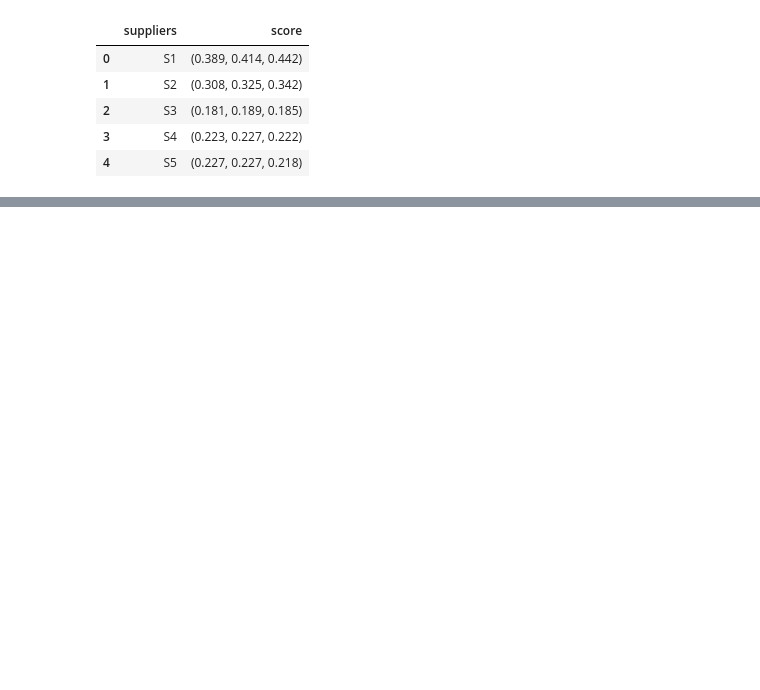
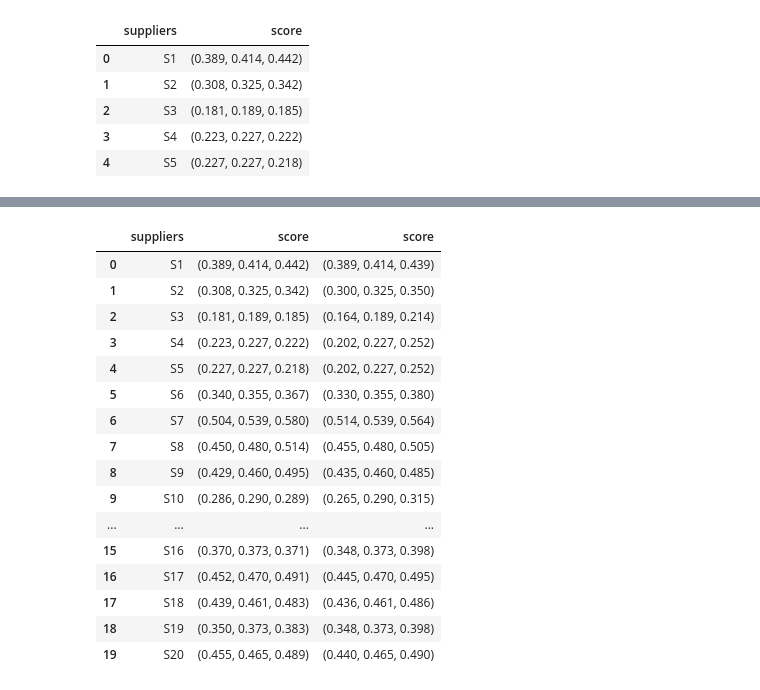
Before and after one commit to 98jaemin/post-evaluation, a Jupyter notebook: post_evaluation.ipynb, the cells around one changed output, grey strips where cells are left out. Saved outputs shown, nothing was run; the diff lists cells and outputs as text; code cells hidden in the pictures; blank space fills up the shorter version.

```diff
--- a/post_evaluation.ipynb
+++ b/post_evaluation.ipynb
@@ -124,0 +229,20 @@ df_result.head()
+# %%
+pd.concat([df_result, df_result3['score']], axis=1)
+# %% [output]
+|  | suppliers | score | score |
+| 0 | S1 | (0.389, 0.414, 0.442) | (0.389, 0.414, 0.439) |
+| 1 | S2 | (0.308, 0.325, 0.342) | (0.300, 0.325, 0.350) |
+| 2 | S3 | (0.181, 0.189, 0.185) | (0.164, 0.189, 0.214) |
+| 3 | S4 | (0.223, 0.227, 0.222) | (0.202, 0.227, 0.252) |
+| 4 | S5 | (0.227, 0.227, 0.218) | (0.202, 0.227, 0.252) |
+| 5 | S6 | (0.340, 0.355, 0.367) | (0.330, 0.355, 0.380) |
+| 6 | S7 | (0.504, 0.539, 0.580) | (0.514, 0.539, 0.564) |
+| 7 | S8 | (0.450, 0.480, 0.514) | (0.455, 0.480, 0.505) |
+| 8 | S9 | (0.429, 0.460, 0.495) | (0.435, 0.460, 0.485) |
+| 9 | S10 | (0.286, 0.290, 0.289) | (0.265, 0.290, 0.315) |
+| ... | ... | ... | ... |
+| 15 | S16 | (0.370, 0.373, 0.371) | (0.348, 0.373, 0.398) |
+| 16 | S17 | (0.452, 0.470, 0.491) | (0.445, 0.470, 0.495) |
+| 17 | S18 | (0.439, 0.461, 0.483) | (0.436, 0.461, 0.486) |
+| 18 | S19 | (0.350, 0.373, 0.383) | (0.348, 0.373, 0.398) |
+| 19 | S20 | (0.455, 0.465, 0.489) | (0.440, 0.465, 0.490) |
```
Also changed, not shown: parts of 16 cells of this notebook.
